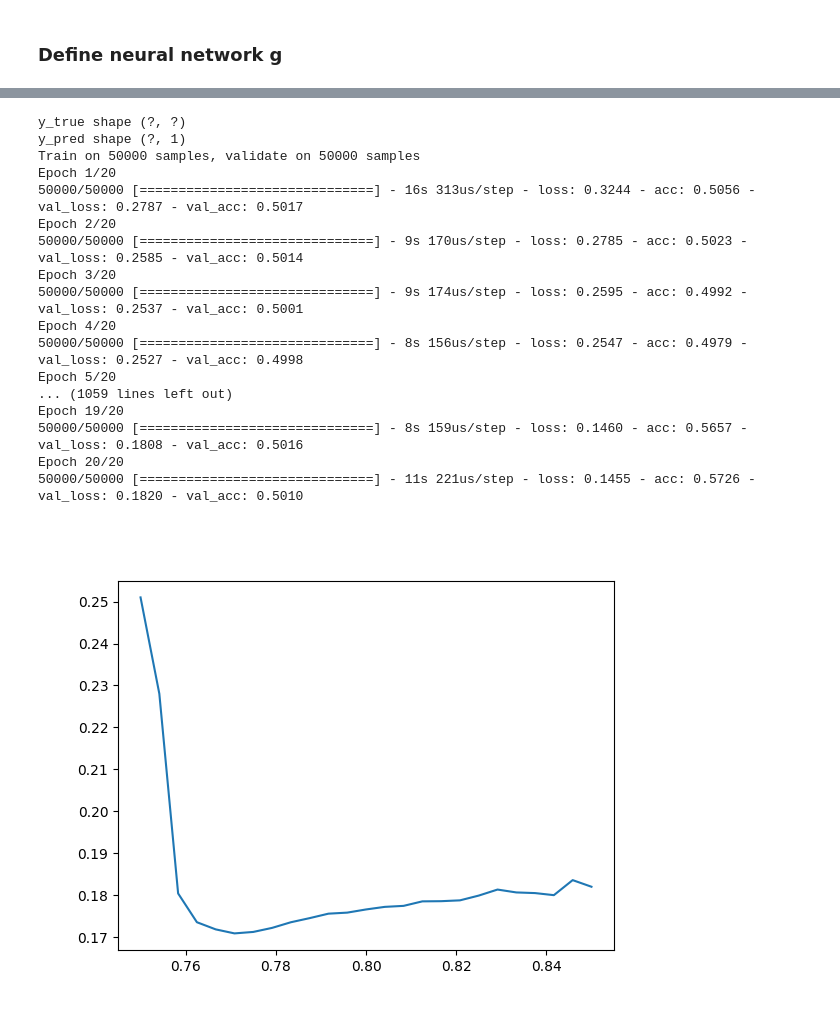
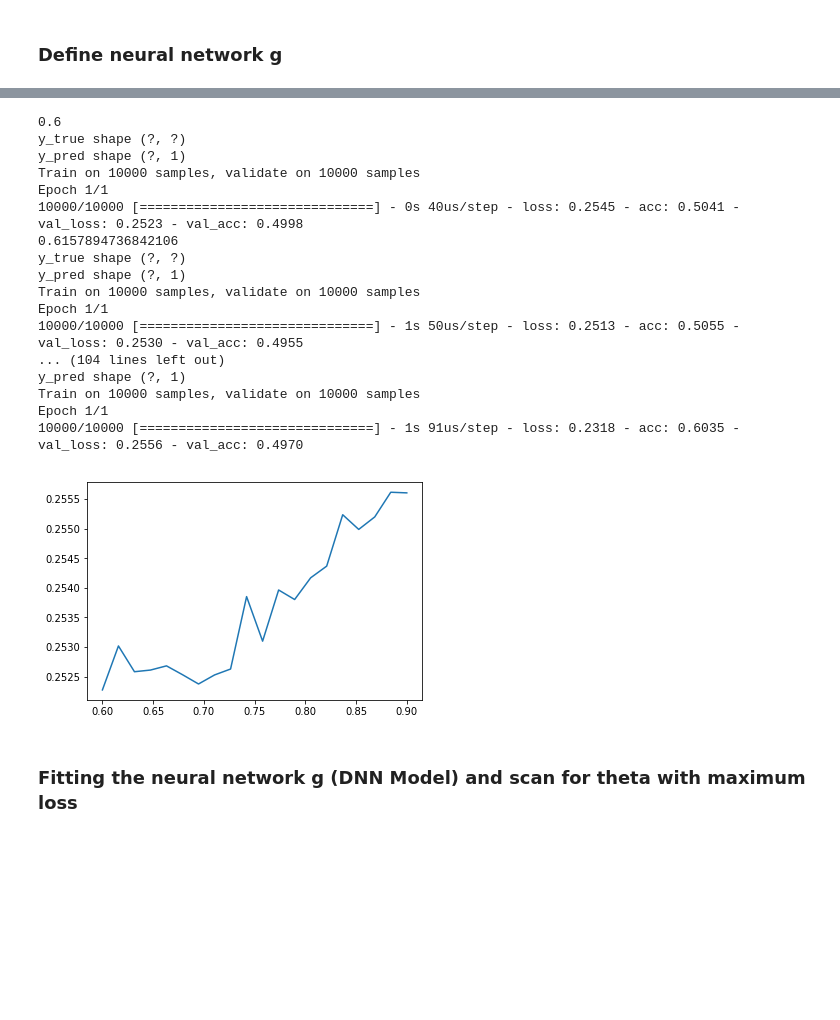
Before and after one commit to cha-suaysom/DCTREventGeneration, a Jupyter notebook: DCTR_1D_aLund_add_g.ipynb, the cells around one changed output, grey strips where cells are left out. Saved outputs shown, nothing was run; the diff lists cells and outputs as text; code cells hidden in the pictures; blank space fills up the shorter version.

```diff
--- a/DCTR_1D_aLund_add_g.ipynb
+++ b/DCTR_1D_aLund_add_g.ipynb
@@ -307,0 +287,13 @@ X_fit_replace_weight.reshape(-1,357).shape
+# %%
+thetas = np.linspace(0.6,0.9,20)
+num_data_test = 10000
+predicted_weight_list = []
+X_fit_replace_weight_list = []
+X_val_replace_weight_list = []
+for i in range(len(thetas)):
+    theta = thetas[i]
+    X_fit_replace_weight = replace_weight(X_fit[:num_data_test],theta)
+    X_fit_replace_weight_list.append(X_fit_replace_weight)
+    X_val_replace_weight = replace_weight(X_fit[-num_data_test:],theta)
+    X_val_replace_weight_list.append(X_val_replace_weight)
+    predicted_weight_list.append(dctr.predict(X_fit_replace_weight))
@@ -308,41 +337,42 @@ X_fit_replace_weight.reshape(-1,357).shape
 # %%
-thetas = np.linspace(0.75,0.85,25)
-num_data_test = 50000
+
 lvals = []
 for i in range(len(thetas)):
+    print(thetas[i])
     theta = thetas[i]
-    X_fit_replace_weight = replace_weight(X_fit[:num_data_test],theta)
-    X_val_replace_weight = replace_weight(X_fit[-num_data_test:],theta)
-    predicted_weight = dctr.predict(X_fit_replace_weight)
-    model.compile(optimizer='adam', loss=my_loss_wrapper(predicted_weight,theta),metrics=['accuracy'])
-    model.fit(X_fit_replace_weight.reshape(-1,357), np.argmax(Y_fit[:num_data_test],axis=1), epochs=20, batch_size=int(num_data_test),validation_data=(X_val_replace_weight.reshape(-1,357), np.argmax(Y_fit[-num_data_test:],axis=1)),verbose=1)
+    predicted_weight = predicted_weight_list[i]
+    X_fit_replace_weight = X_fit_replace_weight_list[i]
+    X_val_replace_weight = X_val_replace_weight_list[i]
+    model.compile(optimizer='adam', loss=my_loss_wrapper(predicted_weight[:,0]/predicted_weight[:,1],theta),metrics=['accuracy'])
+    model.fit(X_fit_replace_weight.reshape(-1,357), np.argmax(Y_fit[:num_data_test],axis=1), epochs=1, batch_size=1000,validation_data=(X_val_replace_weight.reshape(-1,357), np.argmax(Y_fit[-num_data_test:],axis=1)),verbose=1)
     lvals+=[model.history.history['val_loss']]
     print
     pass
-#print(lvals)
+    #print(lvals)
 # %% [output]
+0.6
 y_true shape (?, ?)
 y_pred shape (?, 1)
-Train on 50000 samples, validate on 50000 samples
-Epoch 1/20
-50000/50000 [==============================] - 16s 313us/step - loss: 0.3244 - acc: 0.5056 - val_loss: 0.2787 - val_acc: 0.5017
-Epoch 2/20
-50000/50000 [==============================] - 9s 170us/step - loss: 0.2785 - acc: 0.5023 - val_loss: 0.2585 - val_acc: 0.5014
-Epoch 3/20
-50000/50000 [==============================] - 9s 174us/step - loss: 0.2595 - acc: 0.4992 - val_loss: 0.2537 - val_acc: 0.5001
-Epoch 4/20
-50000/50000 [==============================] - 8s 156us/step - loss: 0.2547 - acc: 0.4979 - val_loss: 0.2527 - val_acc: 0.4998
-Epoch 5/20
-... (1059 lines left out)
-Epoch 19/20
-50000/50000 [==============================] - 8s 159us/step - loss: 0.1460 - acc: 0.5657 - val_loss: 0.1808 - val_acc: 0.5016
-Epoch 20/20
-50000/50000 [==============================] - 11s 221us/step - loss: 0.1455 - acc: 0.5726 - val_loss: 0.1820 - val_acc: 0.5010
+Train on 10000 samples, validate on 10000 samples
+Epoch 1/1
+10000/10000 [==============================] - 0s 40us/step - loss: 0.2545 - acc: 0.5041 - val_loss: 0.2523 - val_acc: 0.4998
+0.6157894736842106
+y_true shape (?, ?)
+y_pred shape (?, 1)
+Train on 10000 samples, validate on 10000 samples
+Epoch 1/1
+10000/10000 [==============================] - 1s 50us/step - loss: 0.2513 - acc: 0.5055 - val_loss: 0.2530 - val_acc: 0.4955
+... (104 lines left out)
+y_pred shape (?, 1)
+Train on 10000 samples, validate on 10000 samples
+Epoch 1/1
+10000/10000 [==============================] - 1s 91us/step - loss: 0.2318 - acc: 0.6035 - val_loss: 0.2556 - val_acc: 0.4970
 # %%
 loss_val = [loss_num[-1] for loss_num in lvals]
 plt.cla()
 plt.plot(thetas,loss_val)
 plt.savefig("aLund.png")
-display(Image(filename="aLund.png"))
 # %% [output]
-[figure, old version]
+[figure, new version]
+# %% [markdown]
+### Fitting the neural network g (DNN Model) and scan for theta with maximum loss
```
Also changed, not shown: parts of 34 cells of this notebook.
